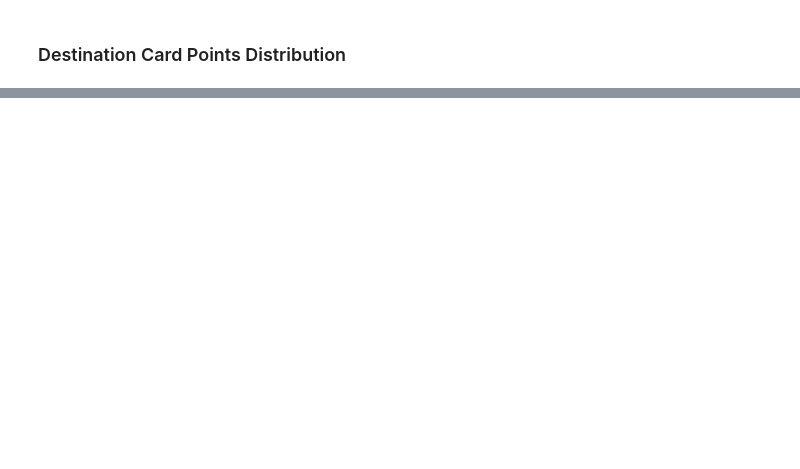
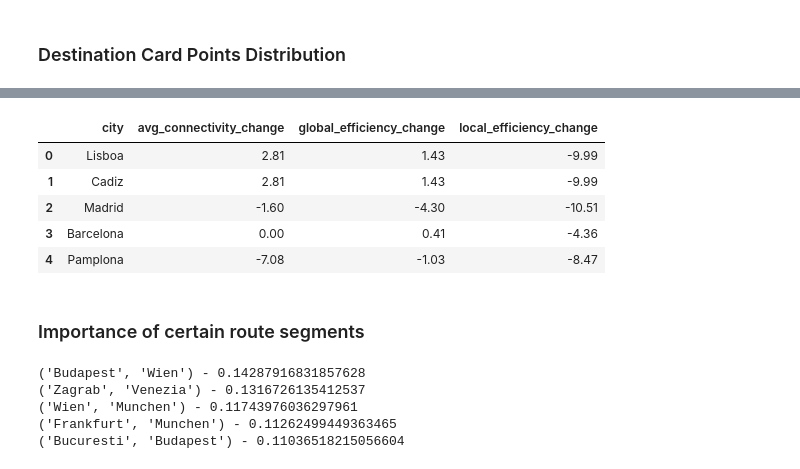
Before and after one commit to genielab/network_analysis_ticket_to_ride, a Jupyter notebook: pynb/ttr_analysis.ipynb, the cells around one changed output, grey strips where cells are left out. Cells and saved outputs as stored; diff of their text form; code cells hidden in the pictures; blank space fills up the shorter version.

```diff
--- a/pynb/ttr_analysis.ipynb
+++ b/pynb/ttr_analysis.ipynb
@@ -288,0 +450,48 @@ Loading BokehJS ...
+# %%
+# measuring each node importance by change in connectivity, efficiency
+
+G_avg_node_connectivity = nx.average_node_connectivity(G)
+G_avg_sp_length = nx.average_shortest_path_length(G, weight='weight')
+G_global_efficiency = nx.global_efficiency(G)
+G_local_efficiency = nx.local_efficiency(G)
+
+temp=list()
+for u,d in G.nodes(data=True):
+    H = nx.Graph(G)
+    H.remove_node(u)
+    H_avg_node_connectivity = nx.average_node_connectivity(H)
+    #H_avg_sp_length = nx.average_shortest_path_length(H, weight='weight')
+    H_global_efficiency = nx.global_efficiency(H)
+    H_local_efficiency = nx.local_efficiency(H)
+    connectivity_change = round((H_avg_node_connectivity-G_avg_node_connectivity)/G_avg_node_connectivity * 100, 2)
+    global_efficiency_change = round((H_global_efficiency-G_global_efficiency)/G_global_efficiency*100, 2)
+    local_efficiency_change = round((H_local_efficiency-G_local_efficiency)/G_local_efficiency*100,2)
+    temp.append((u,connectivity_change,global_efficiency_change,local_efficiency_change))
+
+node_importance_df = pd.DataFrame.from_records(temp, columns=['city','avg_connectivity_change',
+                                                              'global_efficiency_change','local_efficiency_change'])
+del temp
+
+node_importance_df.head()
+# %% [output]
+|  | city | avg_connectivity_change | global_efficiency_change | local_efficiency_change |
+| 0 | Lisboa | 2.81 | 1.43 | -9.99 |
+| 1 | Cadiz | 2.81 | 1.43 | -9.99 |
+| 2 | Madrid | -1.60 | -4.30 | -10.51 |
+| 3 | Barcelona | 0.00 | 0.41 | -4.36 |
+| 4 | Pamplona | -7.08 | -1.03 | -8.47 |
+# %% [markdown]
+### Importance of certain route segments
+# %%
+# edge-betweenness centrality
+ebc = nx.edge_betweenness_centrality(G,weight='weight')
+top_ebc = dict(sorted(ebc.items(), key=lambda x: x[1], reverse=True)[:5])
+
+for k,v in top_ebc.items():
+    print('{} - {}'.format(k,v))
+# %% [output]
+('Budapest', 'Wien') - 0.14287916831857628
+('Zagrab', 'Venezia') - 0.1316726135412537
+('Wien', 'Munchen') - 0.11743976036297961
+('Frankfurt', 'Munchen') - 0.11262499449363465
+('Bucuresti', 'Budapest') - 0.11036518215056604
```
Also changed, not shown: parts of 46 cells of this notebook, 3 other files.
